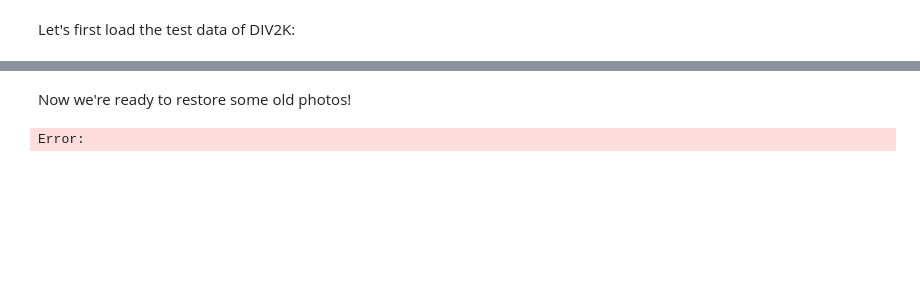
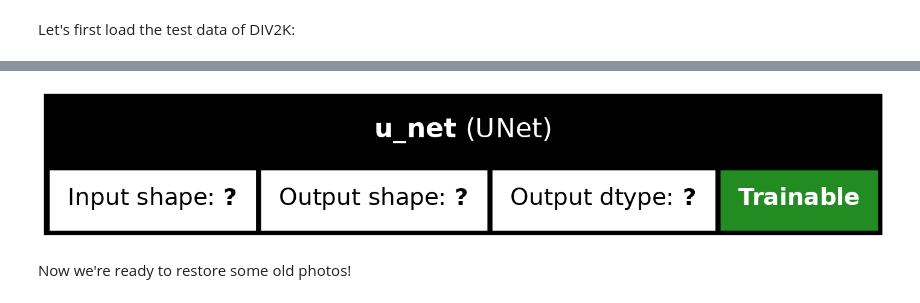
Before and after one commit to arianetemadi/image-restoration, a Jupyter notebook: notebooks/predict.ipynb, the cells around one changed output, grey strips where cells are left out. Saved outputs shown, nothing was run; the diff lists cells and outputs as text; code cells hidden in the pictures; blank space fills up the shorter version.

```diff
--- a/notebooks/predict.ipynb
+++ b/notebooks/predict.ipynb
@@ -33,6 +49,6 @@ test_ds, _ = dataloader.load_datasets(
 # %%
 # load model checkpoint
-checkpoint_filepath = "../checkpoints/pretrained.weights.h5"
+checkpoint_filepath = "../checkpoints/pretrained-grayscale.weights.h5"
 model = UNet(color_mode=color_mode)
 model.predict(test_ds.take(1))  # just to build the model
 model.load_weights(checkpoint_filepath)
@@ -39,3 +57,20 @@ model.load_weights(checkpoint_filepath)
+# %%
+import keras
+# keras.utils.plot_model(model, to_file="plot.png", show_shapes=True)
+keras.utils.plot_model(
+    model,
+    to_file="plot.png",
+    show_shapes=True,
+    show_dtype=True,
+    show_layer_names=True,
+    rankdir="TB",
+    expand_nested=True,
+    dpi=200,
+    show_layer_activations=True,
+    show_trainable=True,
+)
+# %% [output]
+[figure, added]
 # %% [markdown]
 Now we're ready to restore some old photos!
 # %%
@@ -45,5 +80,3 @@ for x, y in test_ds.take(num_samples):
     restored = model.predict(x)
     i = np.random.randint(0, len(x), 1)[0]
     show_prediction(y[i], x[i], restored[i], figsize=(20, 20))
-# %% [output]
-Error:
```
Also changed, not shown: parts of 3 cells of this notebook, 7 other files.
